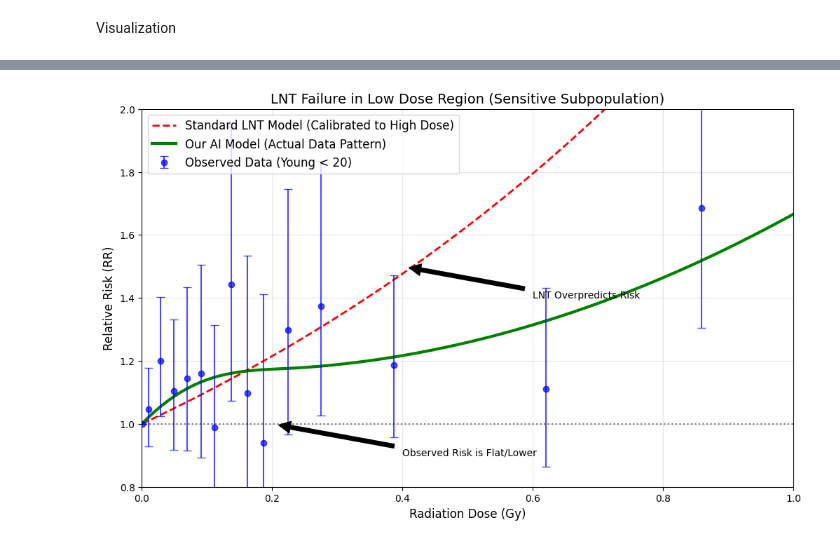
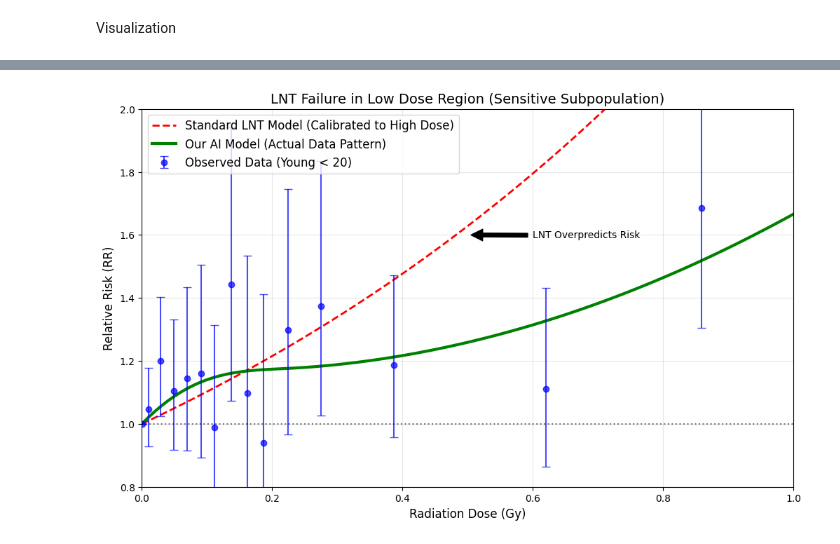
Before and after one commit to itsMe-Wario/Radiation-Research, a Jupyter notebook: main.ipynb, the cells around one changed output, grey strips where cells are left out. Drawn from its saved outputs; the diff is of its cells as text; code cells hidden in the pictures.

```diff
--- a/main.ipynb
+++ b/main.ipynb
@@ -25,3 +129,26 @@ from scipy.stats import linregress
 # %%
 # 1. Load and Preprocess
-df = pd.read_csv('C:\\Project\\Radiation Model Research\\Studies\\Aplicable Studies\\Life Span Study (LSS) of Japan Done by RERF\\lss14\\lss14.csv')
+df = pd.read_csv('lss14.csv')
+# %%
+df['dose_gy'] = df['colon10']
+
+# Common definitions for "Low Dose" boundaries
+thresholds = [20, 50, 80, 100]
+
+print("--- Ratio by Person-Years (Statistical Weight) ---")
+print(f"{'Threshold (mSv)'} {'Low Dose (mSv)'} {'High Dose (mSv)'} {'Ratio (High/Low)'} {'% Data is Low Dose'}")
+print("-" * 90)
+
+for thresh in thresholds:
+    low_mask = df['dose_gy'] <= thresh
+    high_mask = df['dose_gy'] > thresh
+
+    # Calculate sums
+    low_pyr = df.loc[low_mask, 'pyr'].sum()
+    high_pyr = df.loc[high_mask, 'pyr'].sum()
+
+    # Calculate ratio
+    ratio = high_pyr / low_pyr if low_pyr > 0 else 0
+    percent_low = (low_pyr / (low_pyr + high_pyr)) * 100
+
+    print(f"{thresh:<15.2f} {low_pyr:<15.0f} {high_pyr:<15.0f} {ratio:<20.4f} {percent_low:.1f}%")
@@ -471,10 +519,4 @@ plt.show()
 # %%
-import pandas as pd
-import numpy as np
-import statsmodels.api as sm
-import statsmodels.formula.api as smf
-import matplotlib.pyplot as plt
-
 # 1. Load and Preprocess Data
 df = pd.read_csv('lss14.csv')
 # Convert dose to Gray (Gy) and create log offset for Poisson model
@@ -570,35 +612,32 @@ plot_points = res_df[res_df['dose'] < 1.1]
 # --- Plotting ---
 plt.figure(figsize=(12, 7))
 
 # Plot LNT Line
 plt.plot(x_plot, y_lnt, 'r--', linewidth=2, label='Standard LNT Model (Calibrated to High Dose)')
 
 # Plot Spline Curve
 plt.plot(x_plot, y_spline, 'g-', linewidth=3, label='Our AI Model (Actual Data Pattern)')
 
 # Plot Observed Data Points
 plt.errorbar(plot_points['dose'], plot_points['rr'],
              yerr=[plot_points['rr'] - plot_points['rr_low'], plot_points['rr_high'] - plot_points['rr']],
              fmt='bo', label='Observed Data (Young < 20)', capsize=4, alpha=0.7)
 
 # Formatting
 plt.axhline(1, color='k', linestyle=':', alpha=0.5)
 plt.xlim(0, 1.0)
 plt.ylim(0.8, 2.0)
 plt.xlabel('Radiation Dose (Gy)', fontsize=12)
 plt.ylabel('Relative Risk (RR)', fontsize=12)
 plt.title('LNT Failure in Low Dose Region (Sensitive Subpopulation)', fontsize=14)
 plt.legend(fontsize=12, loc='upper left')
 plt.grid(True, alpha=0.3)
 
 # Annotations for clarity
-plt.annotate('LNT Overpredicts Risk', xy=(0.4, 1.5), xytext=(0.6, 1.4),
-             arrowprops=dict(facecolor='black', shrink=0.05))
-
-plt.annotate('Observed Risk is Flat/Lower', xy=(0.2, 1.0), xytext=(0.4, 0.9),
+plt.annotate('LNT Overpredicts Risk', xy=(0.5, 1.6), xytext=(0.6, 1.59),
              arrowprops=dict(facecolor='black', shrink=0.05))
 
 plt.savefig('steep_lnt_comparison.png')
 plt.show()
 # %% [output]
-[figure, old version]
+[figure, new version]
```
Also changed, not shown: parts of 23 cells of this notebook, 18 other files.
